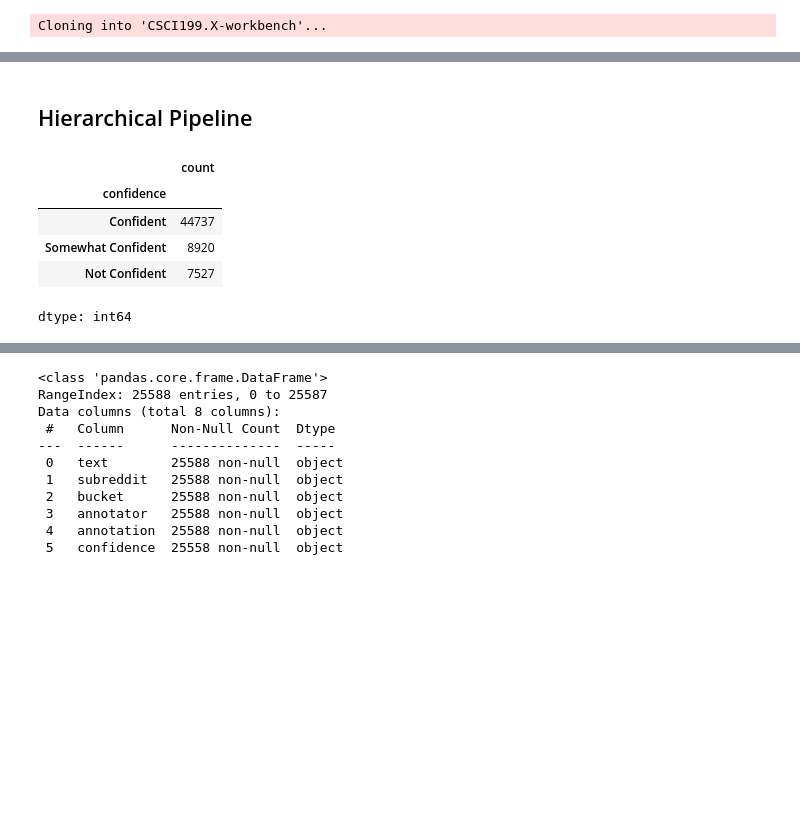
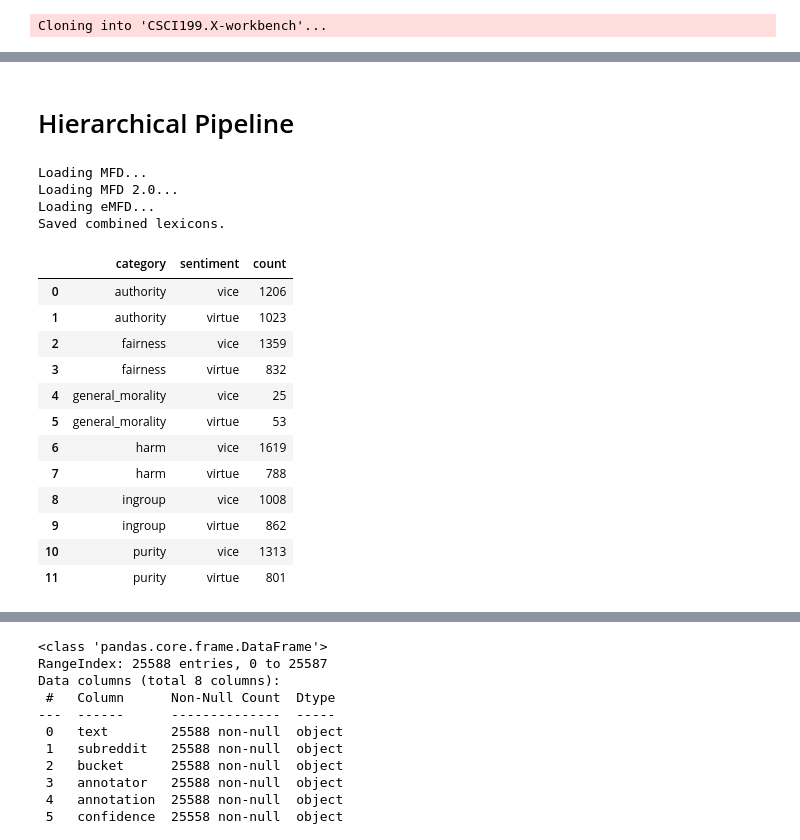
Before and after one commit to Pacozabala/CSCI199.X-workbench, a Jupyter notebook: roberta_experiment.ipynb, the cells around one changed output, grey strips where cells are left out. Cells and saved outputs as stored; diff of their text form; code cells hidden in the pictures; blank space fills up the shorter version.

```diff
--- a/roberta_experiment.ipynb
+++ b/roberta_experiment.ipynb
@@ -57,6 +69,6 @@ python scripts/prep_binary_data.py --input "data/MFRC_polarity.csv"
 cd CSCI199.X-workbench
 python scripts/train_roberta.py --foundation authority --pole vice --epochs 3
 # %% [markdown]
-## Hierarchical Pipeline
+# Hierarchical Pipeline
 # %%
 import pandas as pd
@@ -63,14 +77,30 @@ import pandas as pd
+# %%
+%%bash
+cd CSCI199.X-workbench
+python scripts/combine_lexicons.py
+# %% [output]
+Loading MFD...
+Loading MFD 2.0...
+Loading eMFD...
+Saved combined lexicons.
 # %%
-df = pd.read_csv("CSCI199.X-workbench/data/final_mfrc_data.csv")
-
-df["confidence"].value_counts()
+df = pd.read_csv("CSCI199.X-workbench/data/lexicons/combined_lexicon.csv")
+grouped_counts = df.groupby(['category', 'sentiment']).size().reset_index(name='count')
+display(grouped_counts)
 # %% [output]
-|  | count |
-| confidence |  |
-| Confident | 44737 |
-| Somewhat Confident | 8920 |
-| Not Confident | 7527 |
+|  | category | sentiment | count |
+| 0 | authority | vice | 1206 |
+| 1 | authority | virtue | 1023 |
+| 2 | fairness | vice | 1359 |
+| 3 | fairness | virtue | 832 |
+| 4 | general_morality | vice | 25 |
+| 5 | general_morality | virtue | 53 |
+| 6 | harm | vice | 1619 |
+| 7 | harm | virtue | 788 |
+| 8 | ingroup | vice | 1008 |
+| 9 | ingroup | virtue | 862 |
+| 10 | purity | vice | 1313 |
+| 11 | purity | virtue | 801 |
-dtype: int64
 # %%
 %%bash
 cd CSCI199.X-workbench/
```
Also changed, not shown: parts of 24 cells of this notebook.
